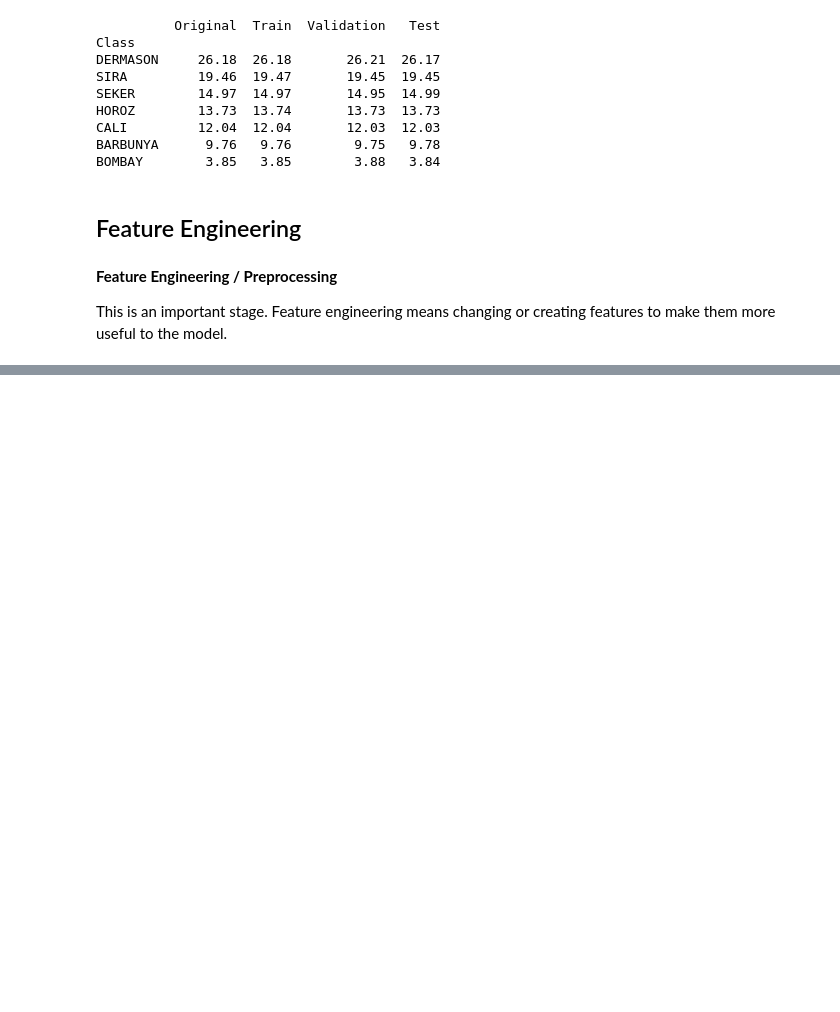
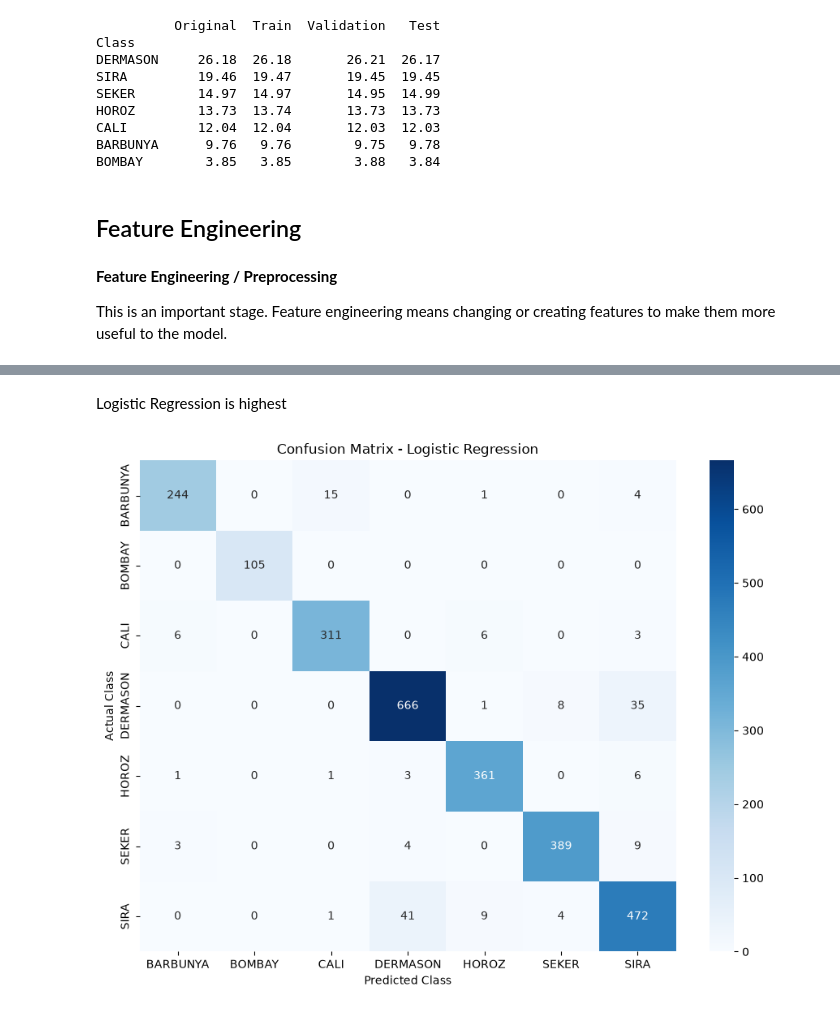
Before and after one commit to itskimheng/IAI_Lab_Intro_Assignment_1, a Jupyter notebook: main.ipynb, the cells around one changed output, grey strips where cells are left out. Cells and saved outputs as stored; diff of their text form; code cells hidden in the pictures; blank space fills up the shorter version.

```diff
--- a/main.ipynb
+++ b/main.ipynb
@@ -357,0 +373,9 @@ X_test_scaled = scaler.transform(X_test)
+# %%
+from sklearn.dummy import DummyClassifier
+
+dummy_model = DummyClassifier(strategy="most_frequent")
+dummy_model.fit(X_train, y_train)
+
+y_pred_dummy = dummy_model.predict(X_val)
+
+dummy_acc, dummy_f1 = evaluate_model(y_val, y_pred_dummy)
@@ -357,0 +387,8 @@ X_test_scaled = scaler.transform(X_test)
+# %%
+from sklearn.linear_model import LogisticRegression
+
+logreg = LogisticRegression(max_iter=1000, random_state=42)
+logreg.fit(X_train_scaled, y_train)
+logreg_pred = logreg.predict(X_val_scaled)
+
+logreg_acc, logreg_f1 = evaluate_model(y_val, logreg_pred)
@@ -357,0 +689,31 @@ X_test_scaled = scaler.transform(X_test)
+# %% [markdown]
+Logistic Regression is highest
+# %%
+from sklearn.metrics import confusion_matrix
+
+labels = sorted(y_val.unique())
+
+cm = confusion_matrix(
+    y_val,
+    logreg_pred,
+    labels=labels
+)
+
+plt.figure(figsize=(9, 7))
+
+sns.heatmap(
+    cm,
+    annot=True,
+    fmt="d",
+    cmap="Blues",
+    xticklabels=labels,
+    yticklabels=labels
+)
+
+plt.xlabel("Predicted Class")
+plt.ylabel("Actual Class")
+plt.title("Confusion Matrix - Logistic Regression")
+plt.tight_layout()
+plt.show()
+# %% [output]
+[figure, added]
```
Also changed, not shown: parts of 45 cells of this notebook.
